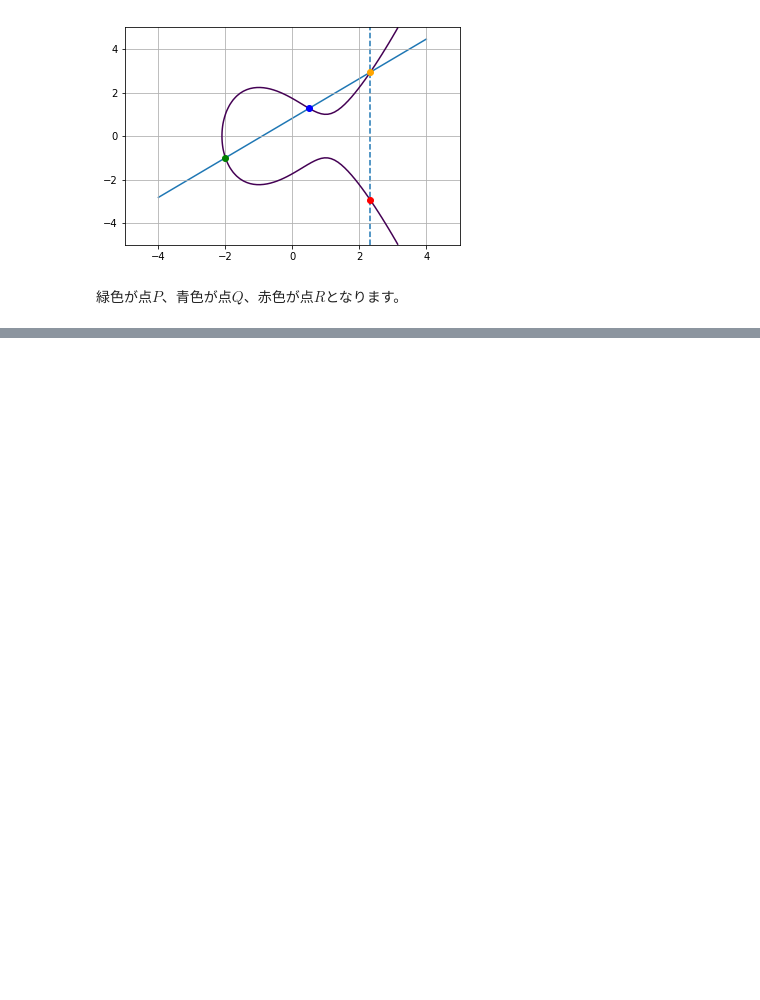
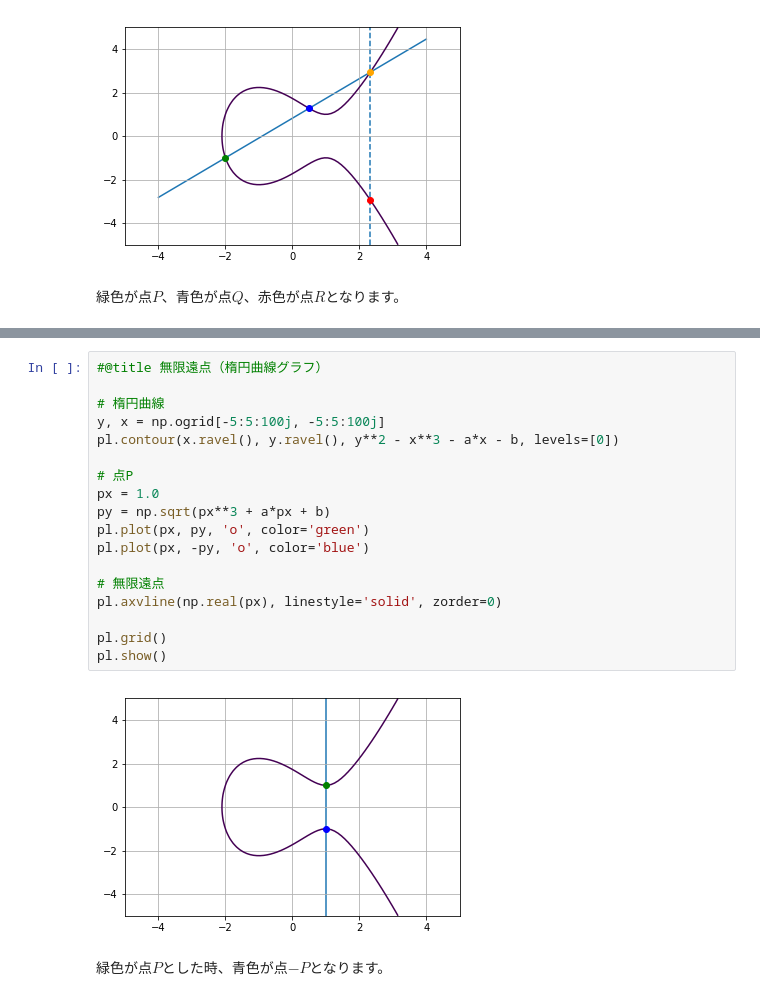
Before and after one commit to tnakagawa/ipynb, a Jupyter notebook: Elliptic_Curve_Cryptography.ipynb, the cells around one changed output, grey strips where cells are left out. Saved outputs shown, nothing was run; the diff lists cells and outputs as text; blank space fills up the shorter version.

```diff
--- a/Elliptic_Curve_Cryptography.ipynb
+++ b/Elliptic_Curve_Cryptography.ipynb
@@ -87,0 +150,22 @@ pl.show()
+# %%
+#@title 無限遠点（楕円曲線グラフ）
+
+# 楕円曲線
+y, x = np.ogrid[-5:5:100j, -5:5:100j]
+pl.contour(x.ravel(), y.ravel(), y**2 - x**3 - a*x - b, levels=[0])
+
+# 点P
+px = 1.0
+py = np.sqrt(px**3 + a*px + b)
+pl.plot(px, py, 'o', color='green')
+pl.plot(px, -py, 'o', color='blue')
+
+# 無限遠点
+pl.axvline(np.real(px), linestyle='solid', zorder=0)
+
+pl.grid()
+pl.show()
+# %% [output]
+[figure, added]
+# %% [markdown]
+緑色が点$P$とした時、青色が点$-P$となります。
```
Also changed, not shown: parts of 9 cells of this notebook.
